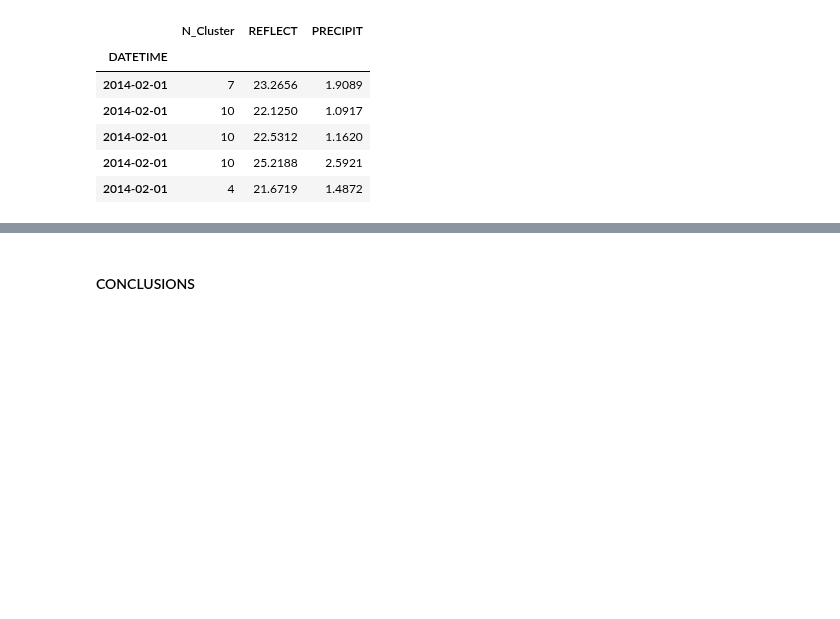
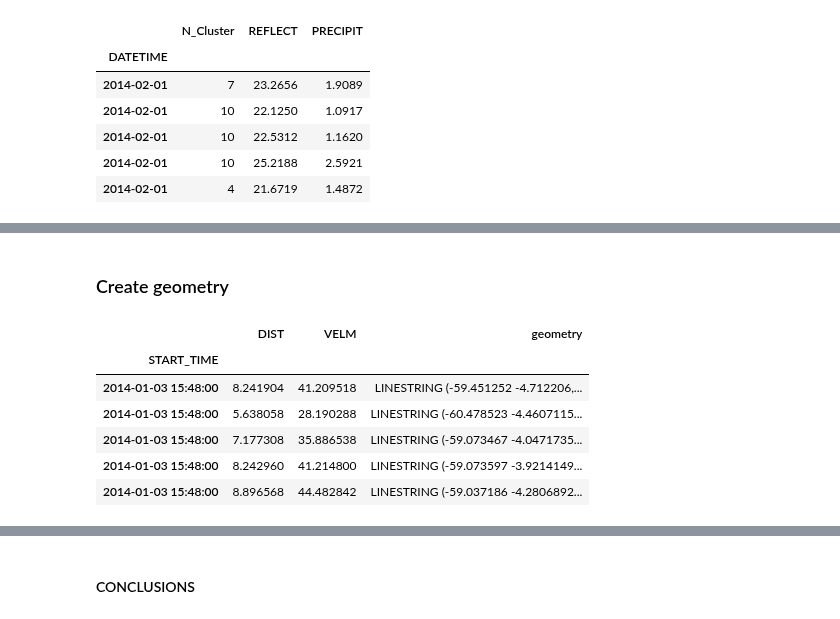
Before and after one commit to helvecioneto/CAP-394, a Jupyter notebook: 01-EDA.ipynb, the cells around one changed output, grey strips where cells are left out. Saved outputs shown, nothing was run; the diff lists cells and outputs as text; code cells hidden in the pictures; blank space fills up the shorter version.

```diff
--- a/01-EDA.ipynb
+++ b/01-EDA.ipynb
@@ -1067,0 +1090,2 @@ fig.write_image("img/graficos/fortracc.png")
+# %% [markdown]
+### Create geometry
@@ -1067,0 +1115,10 @@ fig.write_image("img/graficos/fortracc.png")
+# %%
+geo_lines.head()
+# %% [output]
+|  | DIST | VELM | geometry |
+| START_TIME |  |  |  |
+| 2014-01-03 15:48:00 | 8.241904 | 41.209518 | LINESTRING (-59.451252 -4.712206,... |
+| 2014-01-03 15:48:00 | 5.638058 | 28.190288 | LINESTRING (-60.478523 -4.4607115... |
+| 2014-01-03 15:48:00 | 7.177308 | 35.886538 | LINESTRING (-59.073467 -4.0471735... |
+| 2014-01-03 15:48:00 | 8.242960 | 41.214800 | LINESTRING (-59.073597 -3.9214149... |
+| 2014-01-03 15:48:00 | 8.896568 | 44.482842 | LINESTRING (-59.037186 -4.2806892... |
```
Also changed, not shown: parts of 21 cells of this notebook, 20 other files.
